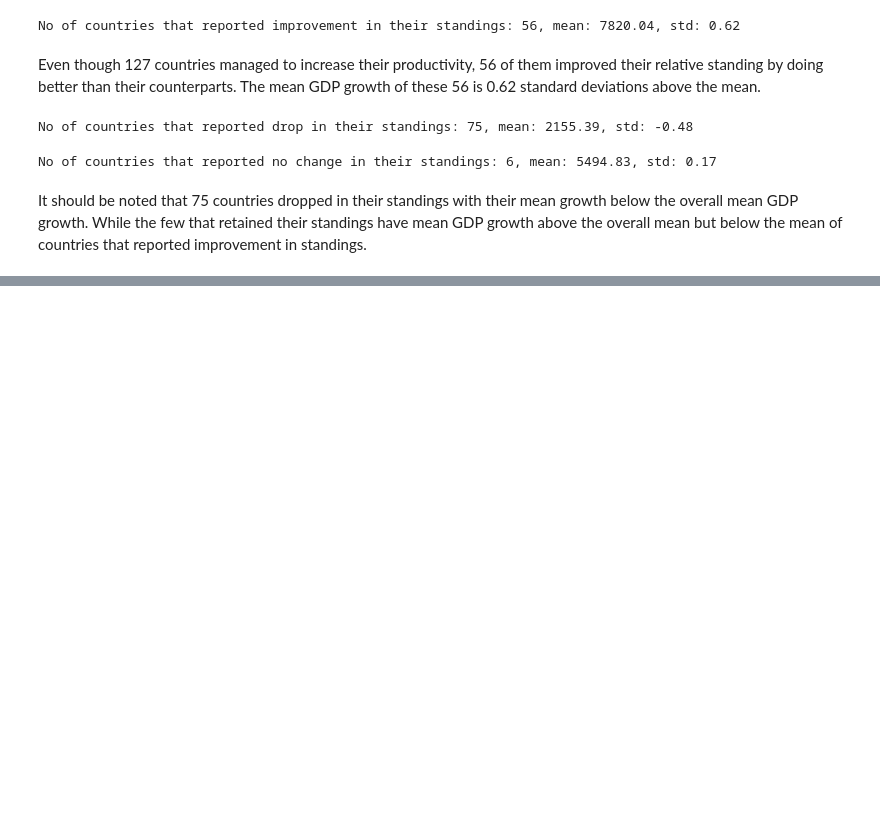
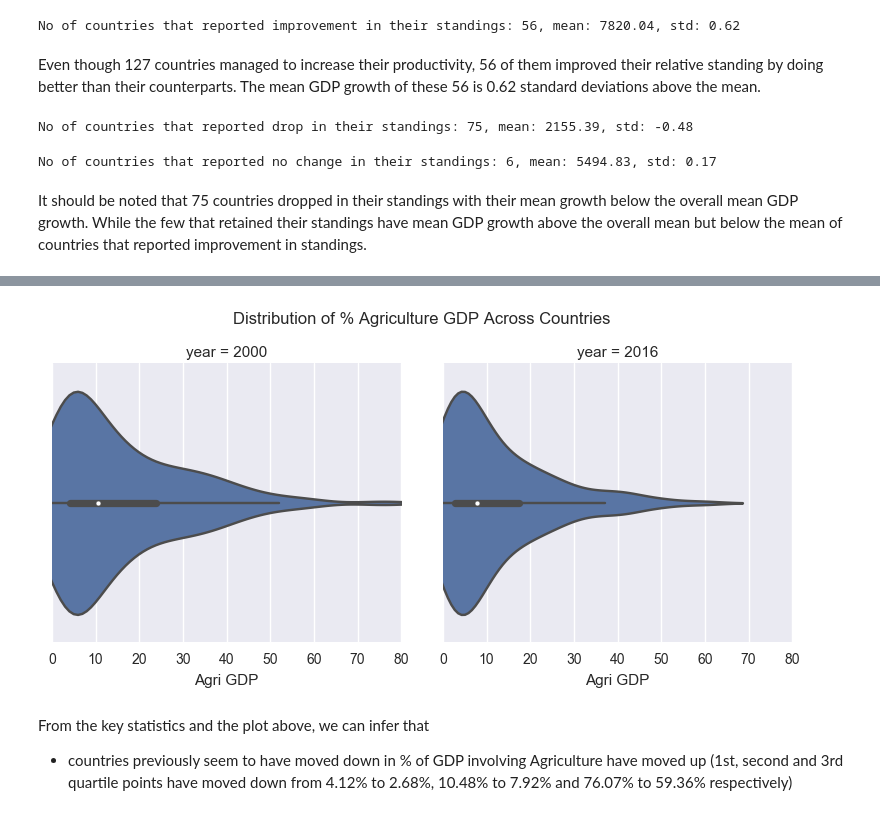
Before and after one commit to sankarchn/development-data-analysis, a Jupyter notebook: gapminder-world-analysis-v2.ipynb, the cells around one changed output, grey strips where cells are left out. Cells and saved outputs as stored; diff of their text form; code cells hidden in the pictures; blank space fills up the shorter version.

```diff
--- a/gapminder-world-analysis-v2.ipynb
+++ b/gapminder-world-analysis-v2.ipynb
@@ -736,0 +744,7 @@ In this project, we analyzed global development indicators made available by Wor
+# %%
+plot_violins (agr_key, "Distribution of % Agriculture GDP Across Countries", 0, 80)
+# %% [output]
+[figure, added]
+# %% [markdown]
+From the key statistics and the plot above, we can infer that
+- countries previously seem to have moved down in % of GDP involving Agriculture have moved up (1st, second and 3rd quartile points have moved down from 4.12% to 2.68%, 10.48% to 7.92% and 76.07% to 59.36% respectively)
```
Also changed, not shown: parts of 47 cells of this notebook.
